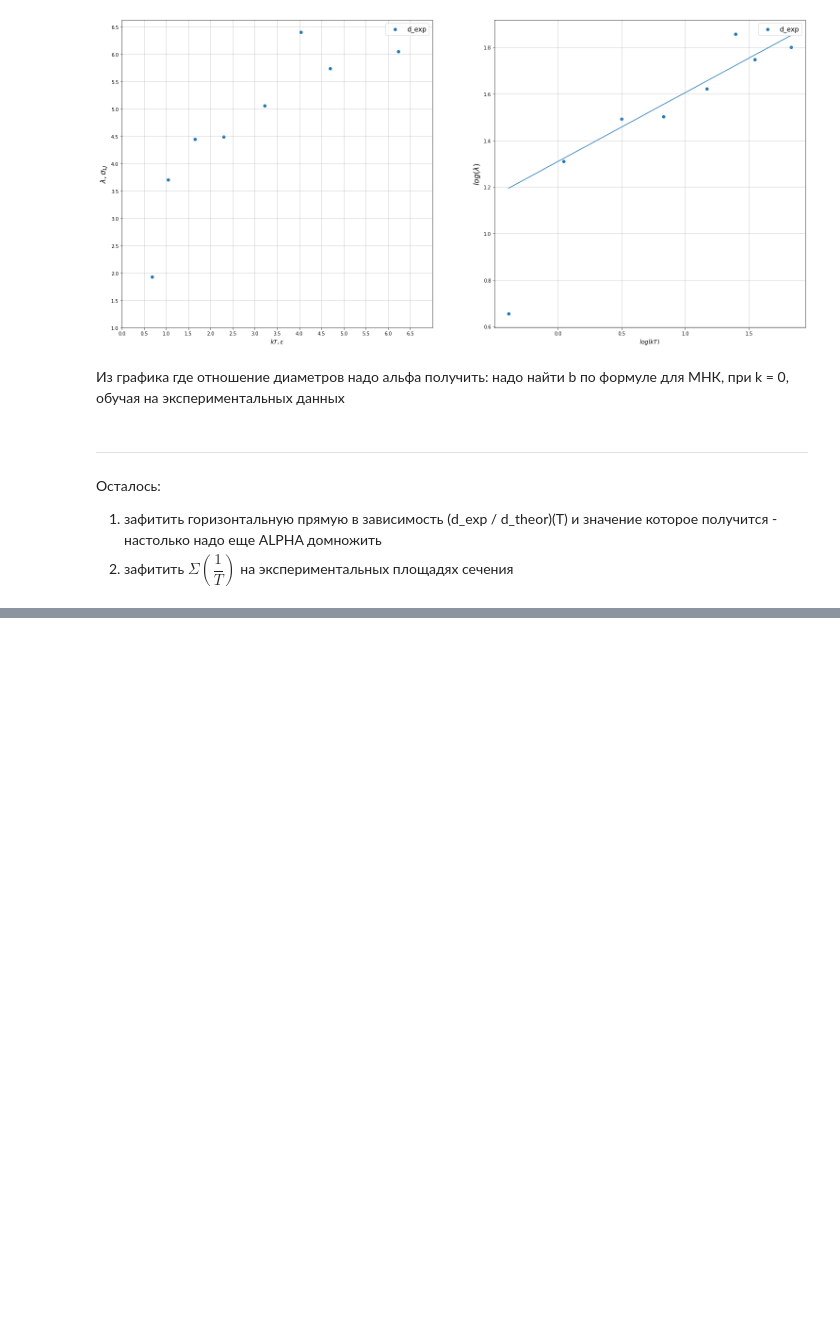
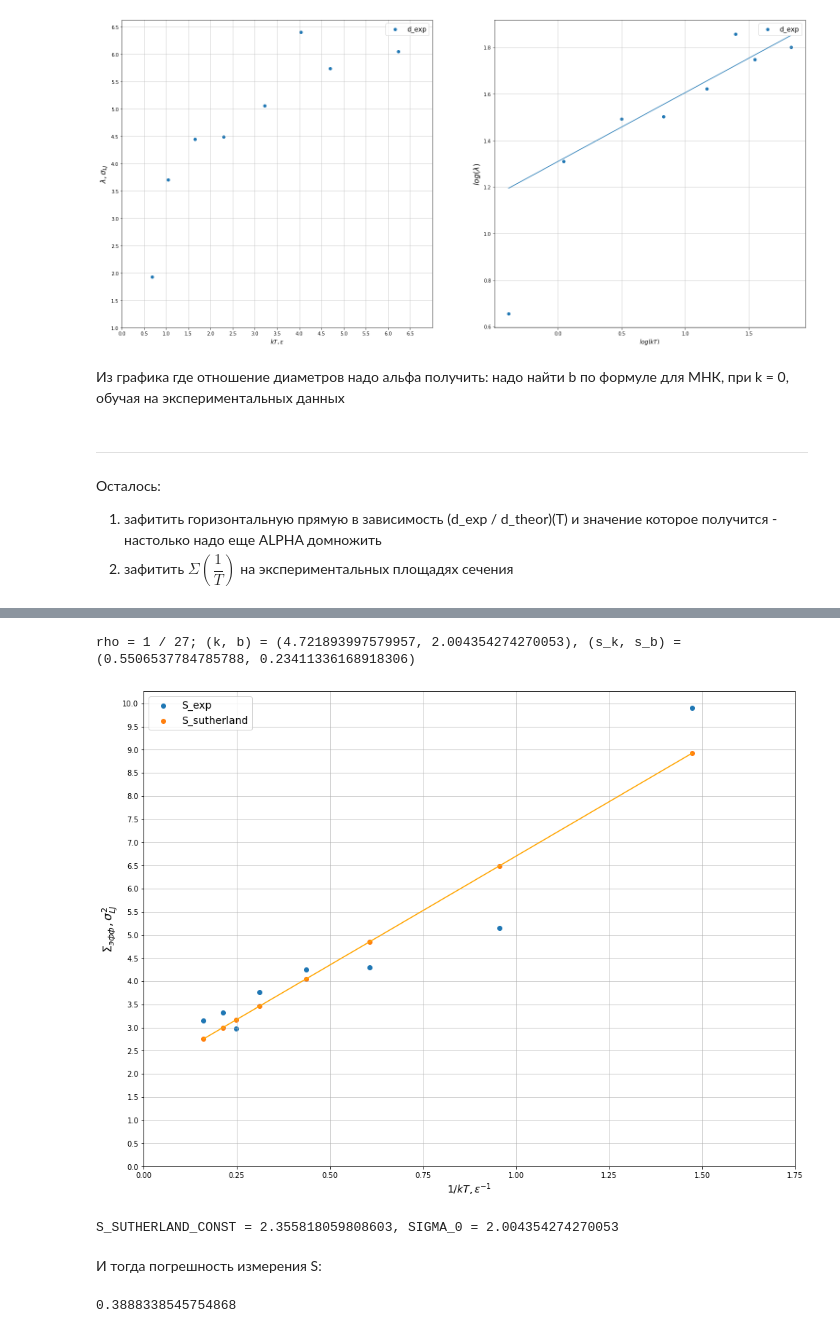
Before and after one commit to Alphonsce/molecular_modeling, a Jupyter notebook: python_realization/final_plotting.ipynb, the cells around one changed output, grey strips where cells are left out. Drawn from its saved outputs; the diff is of its cells as text; code cells hidden in the pictures; blank space fills up the shorter version.

```diff
--- a/python_realization/final_plotting.ipynb
+++ b/python_realization/final_plotting.ipynb
@@ -610,9 +643,9 @@ plt.show()
 plt.figure(figsize=(26, 12))
 
 plt.subplot(1, 2, 1)
-for (i, file) in enumerate(D_files[:-1]):   # пока для плотности 0.25 не занес диаметры
-    df = pd.read_csv(file)
-    plt.scatter(df.kT, df['lambda'], label=f'd_exp')
+
+df = pd.read_csv(file)
+plt.scatter(df.kT, df['lambda'], label=f'd_exp')
 
 plt.grid(alpha=0.7)
 plt.legend(loc='best', fontsize=14)
@@ -623,13 +656,13 @@ plt.xlabel(r'$kT, \epsilon$', fontsize=12)
 plt.ylabel(r'$\lambda, \sigma_{LJ}$', fontsize=16)
 
 plt.subplot(1, 2, 2)
-for (i, file) in enumerate(D_files[:-1]):   # пока для плотности 0.25 не занес диаметры
-    df = pd.read_csv(file)
-    k, _, b, _ = calculate_k(np.log(df.kT[:-1]), np.log(df['lambda'][:-1]))
-    print(f'rho = {rhos[i]}; (k, b) = {k, b}')
-    x = np.linspace(min(np.log(df.kT)), max(np.log(df.kT)), 50)
-    plt.plot(x, k * x + b)
-    plt.scatter(np.log(df.kT), np.log(df['lambda']), label=f'd_exp')
+
+df = pd.read_csv(file)
+k, s_k, b, s_b = calculate_k(np.log(df.kT[:-1]), np.log(df['lambda'][:-1]))
+print(f'rho = {rhos[0]}; (k, b) = {k, b}, (s_k, s_b) = {s_k, s_b}')
+x = np.linspace(min(np.log(df.kT)), max(np.log(df.kT)), 50)
+plt.plot(x, k * x + b)
+plt.scatter(np.log(df.kT), np.log(df['lambda']), label=f'd_exp')
 
 plt.grid(alpha=0.7)
 plt.legend(loc='best', fontsize=14)
@@ -652,0 +700,35 @@ rho = 1 / 27; (k, b) = (0.2961172454923705, 1.3097151554864421)
+# %%
+plt.figure(figsize=(16, 12))
+
+df = pd.read_csv(file)
+plt.scatter(1 / df.kT, df['S_exp'], label=f'S_exp')
+plt.scatter(1 / df.kT, df['S_sutherland'], label=f'S_sutherland')
+plt.plot(1 / df.kT, df['S_sutherland'], color='orange')
+
+k, s_k, b, s_b = calculate_k(1 / df.kT, df['S_exp'])
+print(f'rho = {rhos[0]}; (k, b) = {k, b}, (s_k, s_b) = {s_k, s_b}')
+
+
+plt.grid(alpha=0.7)
+plt.legend(loc='best', fontsize=14)
+plt.yticks(np.arange(0, 10.5, 0.5))
+plt.xticks(np.arange(0, 2, 0.25))
+plt.xlabel(r'$1 / kT, \epsilon^{-1}$', fontsize=14)
+plt.ylabel(r'$\Sigma_{эфф}, \sigma_{LJ}^2$', fontsize=16)
+
+plt.show()
+# %% [output]
+rho = 1 / 27; (k, b) = (4.721893997579957, 2.004354274270053), (s_k, s_b) = (0.5506537784785788, 0.23411336168918306)
+[figure, added]
+# %%
+S_SUTHERLAND_CONST = k / b
+SIGMA_0 = b
+print(f'S_SUTHERLAND_CONST = {k / b}, SIGMA_0 = {b}')
+# %% [output]
+S_SUTHERLAND_CONST = 2.355818059808603, SIGMA_0 = 2.004354274270053
+# %% [markdown]
+И тогда погрешность измерения S:
+# %%
+sqrt((s_k / k) ** 2 + (s_b / b) ** 2) * (k / b)
+# %% [output]
+0.3888338545754868
```
Also changed, not shown: parts of 20 cells of this notebook, 2 other files.
